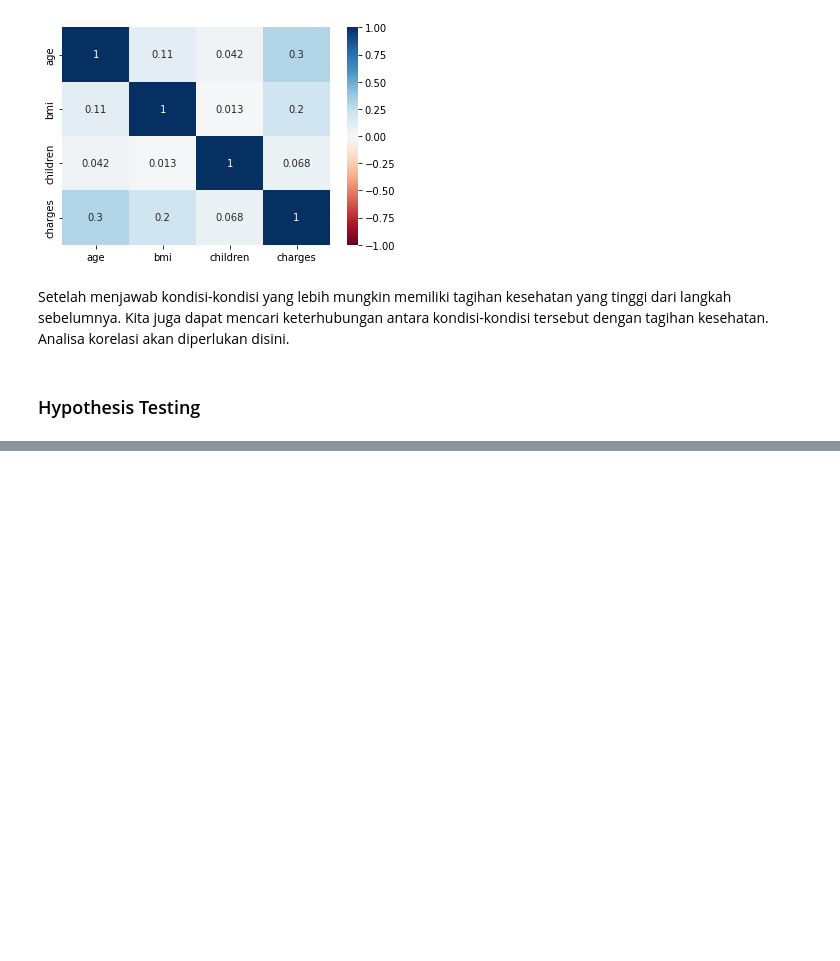
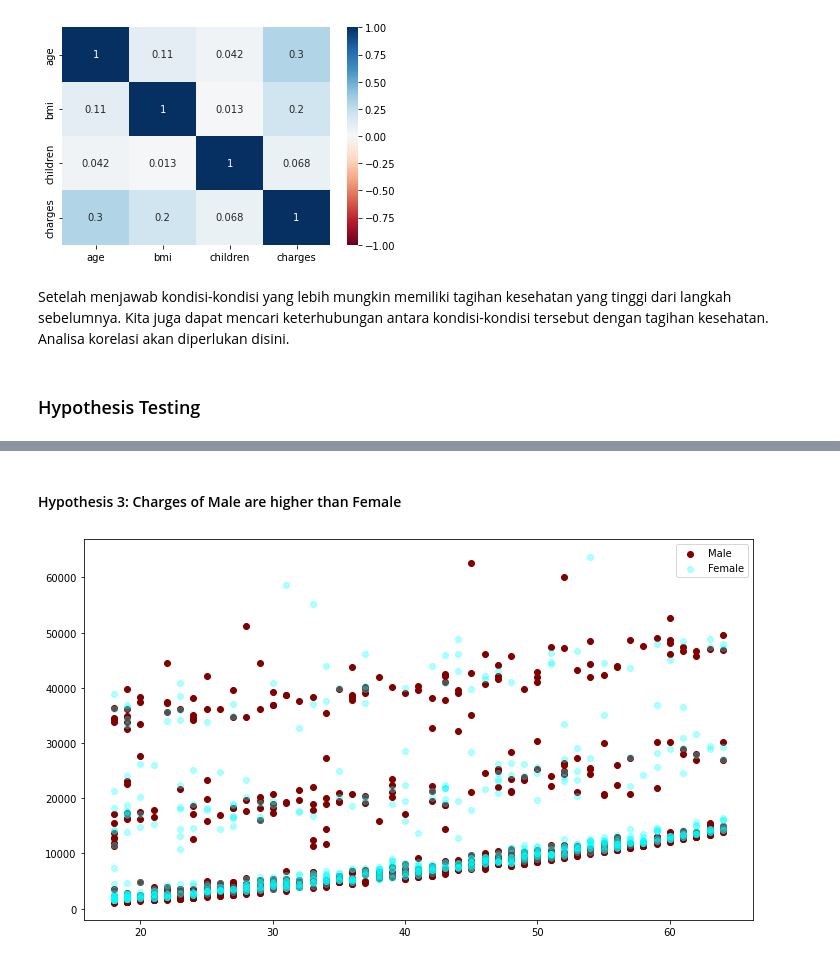
Before and after one commit to dwipaalfarisi/ads-projects, a Jupyter notebook: probability/prob.ipynb, the cells around one changed output, grey strips where cells are left out. Cells and saved outputs as stored; diff of their text form; code cells hidden in the pictures; blank space fills up the shorter version.

```diff
--- a/probability/prob.ipynb
+++ b/probability/prob.ipynb
@@ -470,0 +499,11 @@ tersebut dengan tagihan kesehatan. Analisa korelasi akan diperlukan disini.
+# %% [markdown]
+#### Hypothesis 3: Charges of Male are higher than Female
+# %%
+fig, ax = plt.subplots(figsize=(12, 7))
+ax.scatter(male1['age'], male1['charges'], label='Male', c='maroon')
+ax.scatter(female1['age'], female1['charges'], label='Female', c='cyan', alpha=0.3)
+ax.legend()
+
+plt.show();
+# %% [output]
+[figure, added]
```
Also changed, not shown: parts of 7 cells of this notebook.
